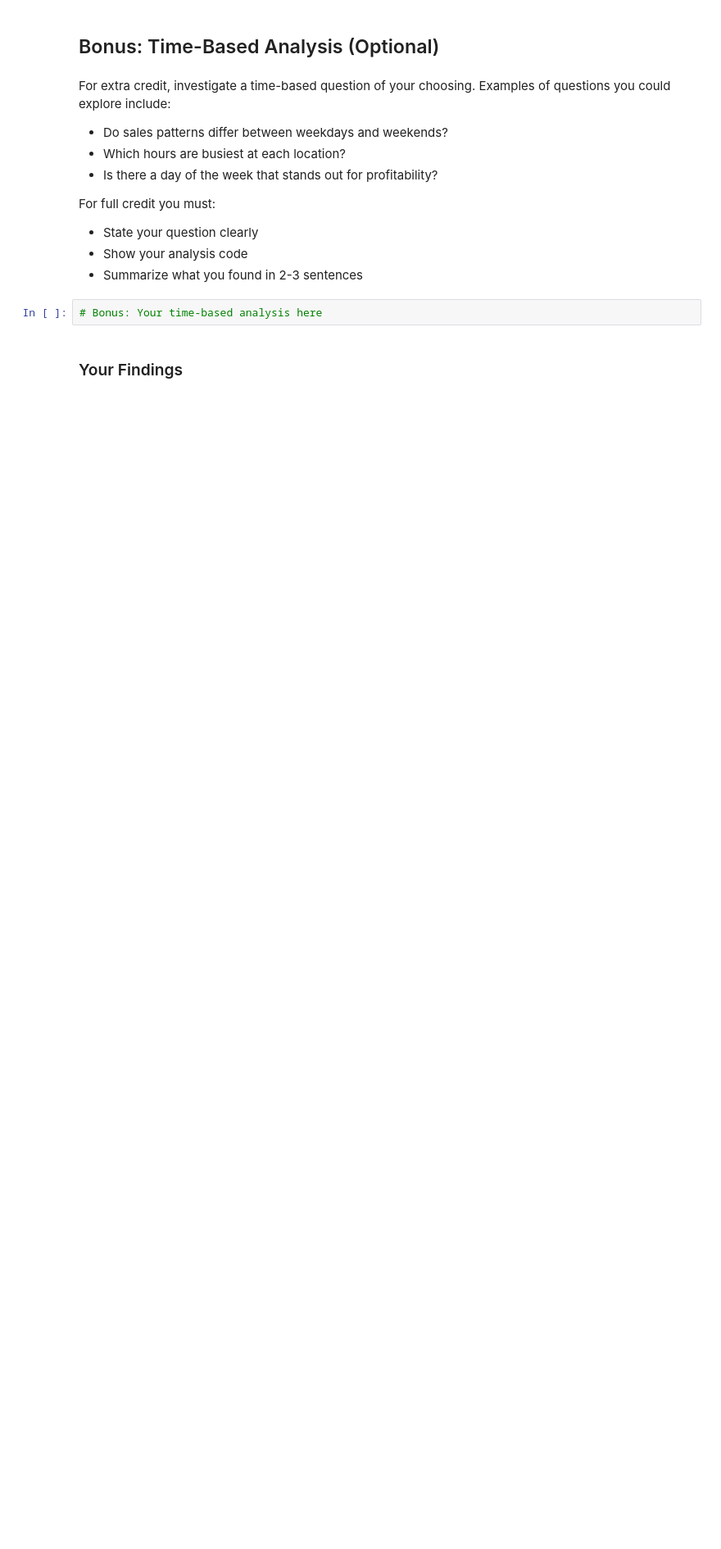
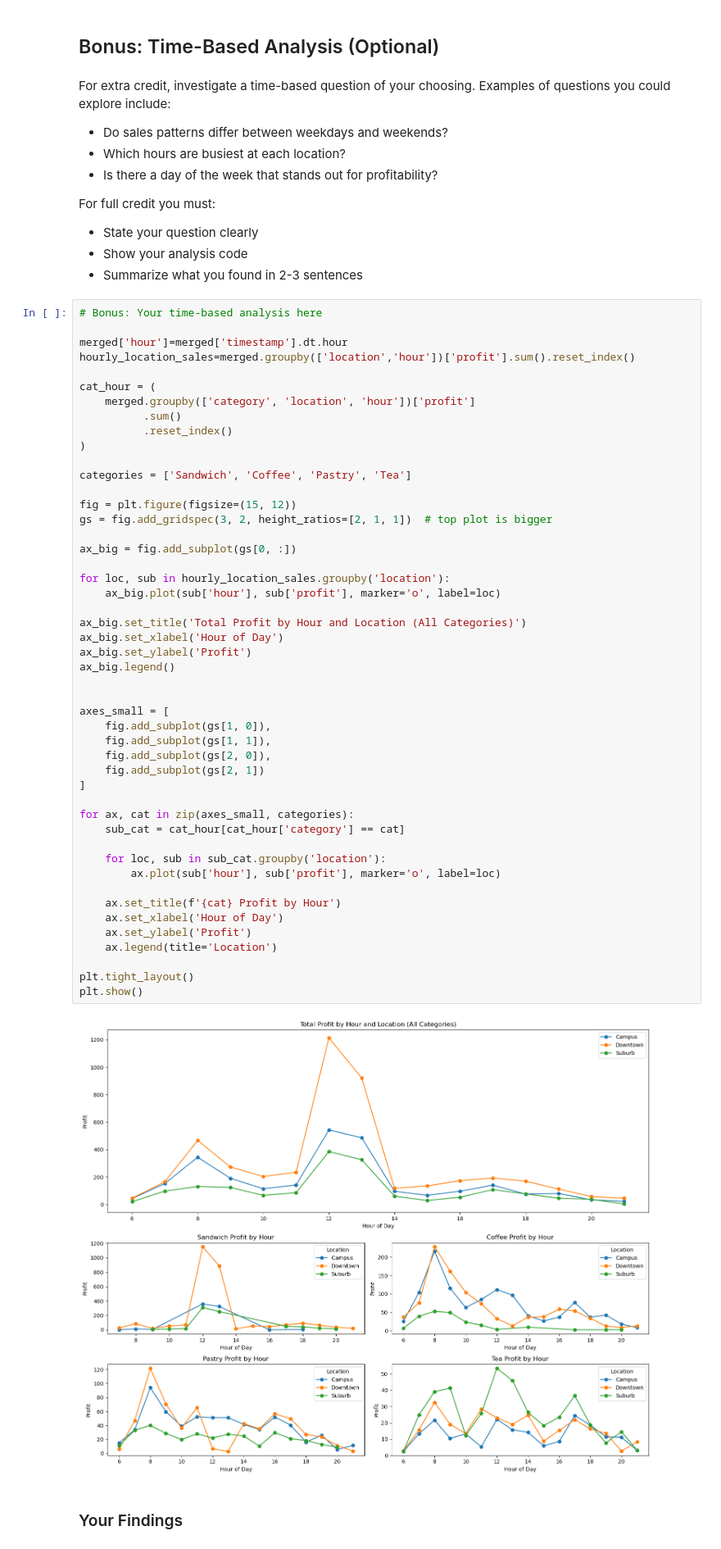
Before and after one commit to maramshqair-AU/py4eda-work, a Jupyter notebook: test2b/test_2b.ipynb, the cells around one changed output. Shown at 82% size. Saved outputs shown, nothing was run; the diff lists cells and outputs as text; blank space fills up the shorter version.

```diff
--- a/test2b/test_2b.ipynb
+++ b/test2b/test_2b.ipynb
@@ -351,6 +350,54 @@ For full credit you must:
 - Summarize what you found in 2-3 sentences
 # %%
 # Bonus: Your time-based analysis here
+
+merged['hour']=merged['timestamp'].dt.hour
+hourly_location_sales=merged.groupby(['location','hour'])['profit'].sum().reset_index()
+
+cat_hour = (
+    merged.groupby(['category', 'location', 'hour'])['profit']
+          .sum()
+          .reset_index()
+)
+
+categories = ['Sandwich', 'Coffee', 'Pastry', 'Tea']
+
+fig = plt.figure(figsize=(15, 12))
+gs = fig.add_gridspec(3, 2, height_ratios=[2, 1, 1])  # top plot is bigger
+
+ax_big = fig.add_subplot(gs[0, :])
+
+for loc, sub in hourly_location_sales.groupby('location'):
+    ax_big.plot(sub['hour'], sub['profit'], marker='o', label=loc)
+
+ax_big.set_title('Total Profit by Hour and Location (All Categories)')
+ax_big.set_xlabel('Hour of Day')
+ax_big.set_ylabel('Profit')
+ax_big.legend()
+
+
+axes_small = [
+    fig.add_subplot(gs[1, 0]),
+    fig.add_subplot(gs[1, 1]),
+    fig.add_subplot(gs[2, 0]),
+    fig.add_subplot(gs[2, 1])
+]
+
+for ax, cat in zip(axes_small, categories):
+    sub_cat = cat_hour[cat_hour['category'] == cat]
+
+    for loc, sub in sub_cat.groupby('location'):
+        ax.plot(sub['hour'], sub['profit'], marker='o', label=loc)
+
+    ax.set_title(f'{cat} Profit by Hour')
+    ax.set_xlabel('Hour of Day')
+    ax.set_ylabel('Profit')
+    ax.legend(title='Location')
+
+plt.tight_layout()
+plt.show()
+# %% [output]
+[figure, added]
 # %% [markdown]
 ### Your Findings
 # %% [markdown]
```
Also changed, not shown: parts of 2 cells of this notebook.
